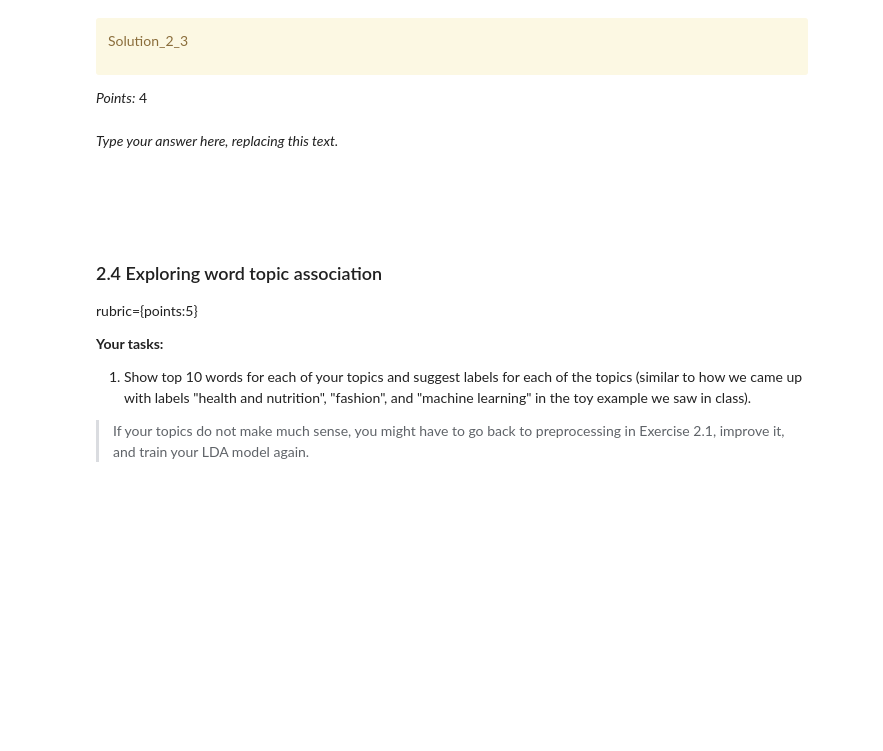
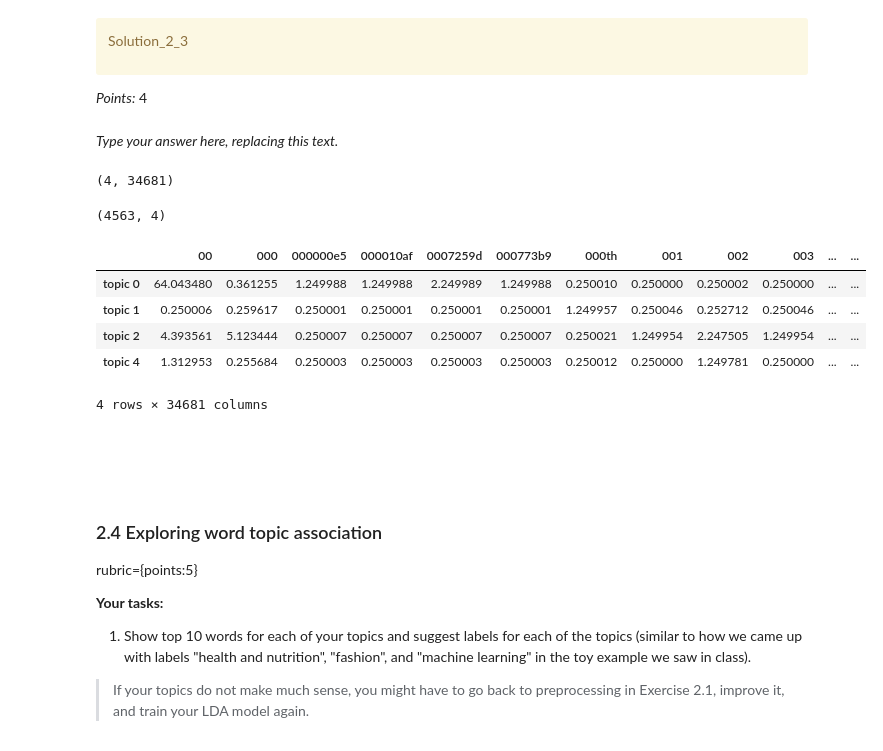
Before and after one commit to Nick-zhen/ML-Project, a Jupyter notebook: hw7/hw7.ipynb, the cells around one changed output. Saved outputs shown, nothing was run; the diff lists cells and outputs as text; code cells hidden in the pictures; blank space fills up the shorter version.

```diff
--- a/hw7/hw7.ipynb
+++ b/hw7/hw7.ipynb
@@ -604,0 +640,3 @@ _Type your answer here, replacing this text._
+# %%
+df["text_pp"] = df["text"].apply(preprocess)
+pd.DataFrame(df["text_pp"])
@@ -647,6 +702,39 @@ Solution_2_3
 _Points:_ 4
 # %% [markdown]
 _Type your answer here, replacing this text._
+# %%
+from sklearn.feature_extraction.text import CountVectorizer
+
+vec = CountVectorizer(stop_words='english')
+X = vec.fit_transform(df["text_pp"])
+# %%
+vocab = vec.get_feature_names_out()
+# %%
+from sklearn.decomposition import LatentDirichletAllocation
+
+n_topics = 4
+lda = LatentDirichletAllocation(
+    n_components=n_topics, learning_method="batch", max_iter=10, random_state=0
+)
+document_topics = lda.fit_transform(X)
+# %%
+lda.components_.shape
+# %% [output]
+(4, 34681)
+# %%
+document_topics.shape
+# %% [output]
+(4563, 4)
+# %%
+topic_labels = ['topic 0', 'topic 1', 'topic 2', 'topic 4']
+pd.DataFrame(lda.components_, index=topic_labels, columns=vocab)
+# %% [output]
+|  | 00 | 000 | 000000e5 | 000010af | 0007259d | 000773b9 | 000th | 001 | 002 | 003 | ... | ... |
+| topic 0 | 64.043480 | 0.361255 | 1.249988 | 1.249988 | 2.249989 | 1.249988 | 0.250010 | 0.250000 | 0.250002 | 0.250000 | ... | ... |
+| topic 1 | 0.250006 | 0.259617 | 0.250001 | 0.250001 | 0.250001 | 0.250001 | 1.249957 | 0.250046 | 0.252712 | 0.250046 | ... | ... |
+| topic 2 | 4.393561 | 5.123444 | 0.250007 | 0.250007 | 0.250007 | 0.250007 | 0.250021 | 1.249954 | 2.247505 | 1.249954 | ... | ... |
+| topic 4 | 1.312953 | 0.255684 | 0.250003 | 0.250003 | 0.250003 | 0.250003 | 0.250012 | 0.250000 | 1.249781 | 0.250000 | ... | ... |
+4 rows × 34681 columns
 # %% [markdown]
 <!-- END QUESTION -->
 
```
Also changed, not shown: parts of 13 cells of this notebook.
